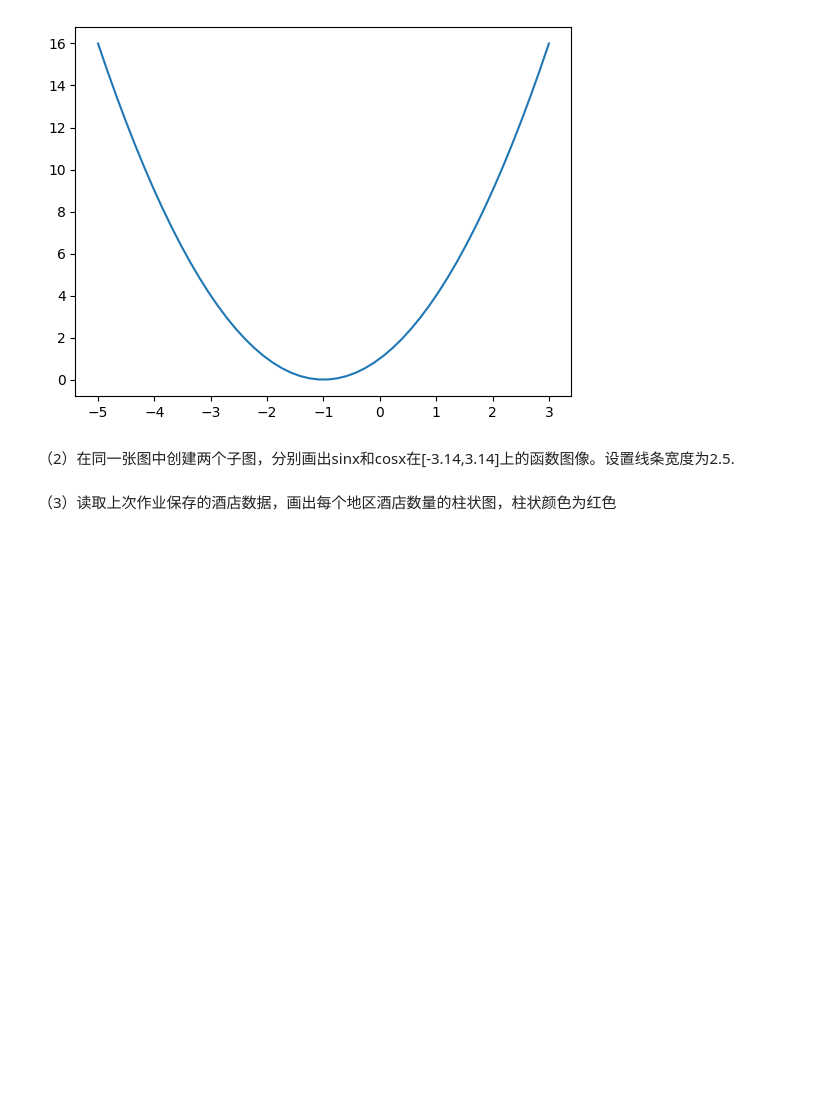
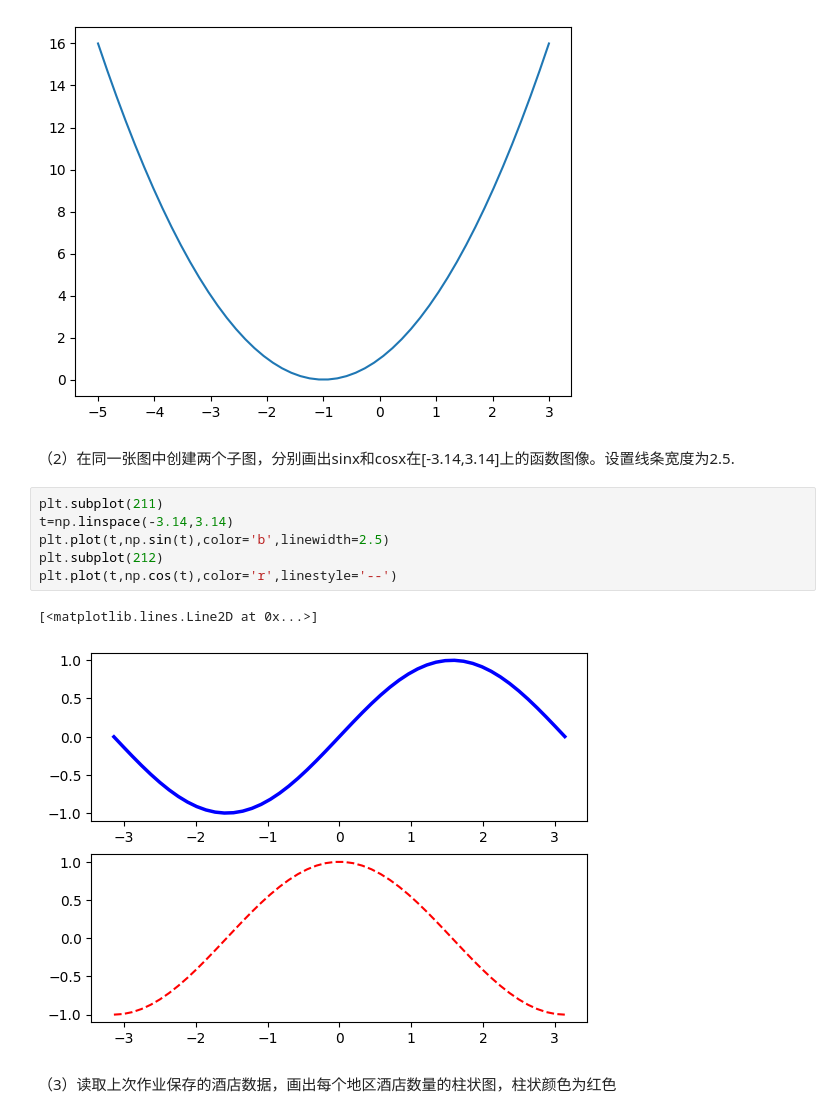
Before and after one commit to AEM001/Data-Analysis, a Jupyter notebook: 作业6/作业6.ipynb, the cells around one changed output. Saved outputs shown, nothing was run; the diff lists cells and outputs as text; blank space fills up the shorter version.

```diff
--- a/作业6/作业6.ipynb
+++ b/作业6/作业6.ipynb
@@ -13,6 +13,15 @@ plt.show()
 [figure]
 # %% [markdown]
 （2）在同一张图中创建两个子图，分别画出sinx和cosx在[-3.14,3.14]上的函数图像。设置线条宽度为2.5.
+# %%
+plt.subplot(211)
+t=np.linspace(-3.14,3.14)
+plt.plot(t,np.sin(t),color='b',linewidth=2.5)
+plt.subplot(212)
+plt.plot(t,np.cos(t),color='r',linestyle='--')
+# %% [output]
+[<matplotlib.lines.Line2D at 0x...>]
+[figure, added]
 # %% [markdown]
 （3）读取上次作业保存的酒店数据，画出每个地区酒店数量的柱状图，柱状颜色为红色
 # %% [markdown]
```
Also changed, not shown: 1 other file.
